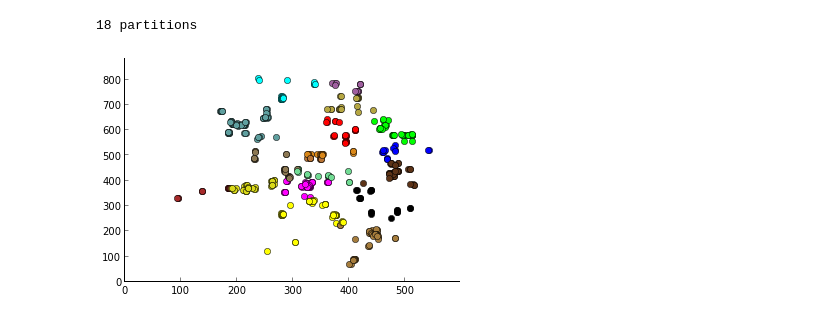
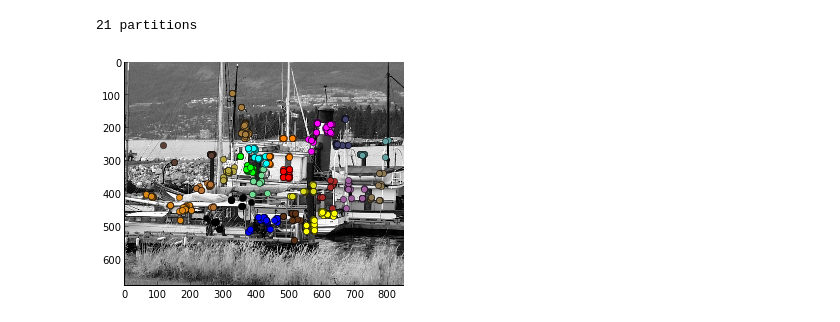
Before and after one commit to arnfred/Mirror-Match, a Jupyter notebook: code/cluster-match/isodata.ipynb, the cells around one changed output. Cells and saved outputs as stored; diff of their text form; code cells hidden in the pictures.

```diff
--- a/code/cluster-match/isodata.ipynb
+++ b/code/cluster-match/isodata.ipynb
@@ -11,14 +11,16 @@ import display
 import isodata
 # %%
 # Get points for an image to test out if it works
-indices, keypoints, descriptors = features.getFeatures(["../../images/acr/boat/img1.pgm"])
+path = "../../images/acr/boat/img1.pgm"
+image = features.loadImage(path)
+indices, keypoints, descriptors = features.getFeatures([path])
 pos = features.getPositions(keypoints)
 positions = numpy.array(pos)
 # %%
 # Now cluster them
-part = isodata.cluster(positions, k_init=20, max_iterations=20, min_partition_size=10, max_sd=30, min_distance=25, seed=10)
+part = isodata.cluster(positions, k_init=50, max_iterations=20, min_partition_size=10, max_sd=30, min_distance=25, seed=10)
 print("%i partitions" % len(set(part)))
-display.showPartitions(positions, part)
+display.showPartitions(positions, part, image)
 # %% [output]
-18 partitions
+21 partitions
-[figure, old version]
+[figure, new version]
```
Also changed, not shown: 8 other files.
